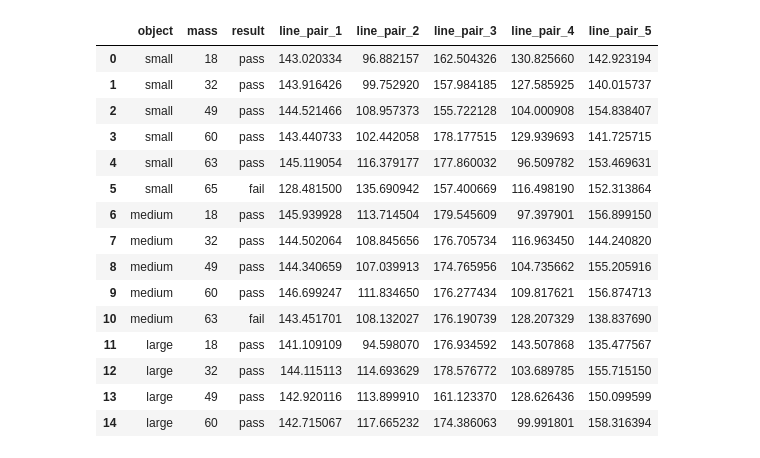
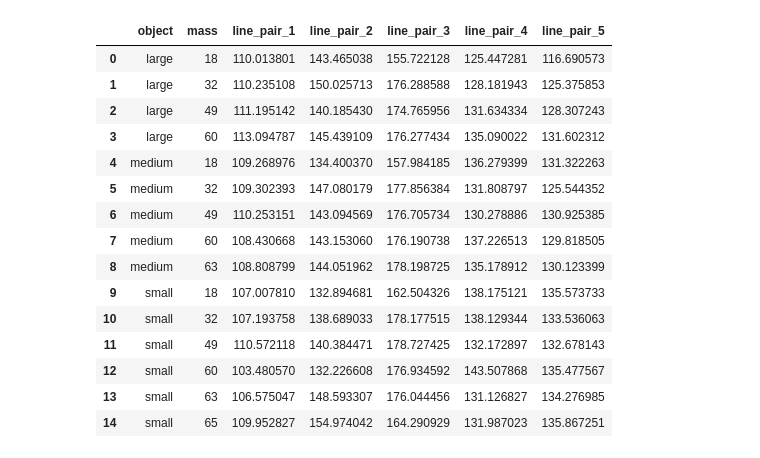
Before and after one commit to fxn-m/soft-robotics, a Jupyter notebook: analysis.ipynb, the cells around one changed output. Saved outputs shown, nothing was run; the diff lists cells and outputs as text; code cells hidden in the pictures.

```diff
--- a/analysis.ipynb
+++ b/analysis.ipynb
@@ -61,23 +50,30 @@ plt.show()
-# %%
-mass_results = pd.read_csv('max_mass_results.csv')
-mass_results
-# %% [output]
-|  | object | mass | result | line_pair_1 | line_pair_2 | line_pair_3 | line_pair_4 | line_pair_5 |
-| 0 | small | 18 | pass | 143.020334 | 96.882157 | 162.504326 | 130.825660 | 142.923194 |
-| 1 | small | 32 | pass | 143.916426 | 99.752920 | 157.984185 | 127.585925 | 140.015737 |
-| 2 | small | 49 | pass | 144.521466 | 108.957373 | 155.722128 | 104.000908 | 154.838407 |
-| 3 | small | 60 | pass | 143.440733 | 102.442058 | 178.177515 | 129.939693 | 141.725715 |
-| 4 | small | 63 | pass | 145.119054 | 116.379177 | 177.860032 | 96.509782 | 153.469631 |
-| 5 | small | 65 | fail | 128.481500 | 135.690942 | 157.400669 | 116.498190 | 152.313864 |
-| 6 | medium | 18 | pass | 145.939928 | 113.714504 | 179.545609 | 97.397901 | 156.899150 |
-| 7 | medium | 32 | pass | 144.502064 | 108.845656 | 176.705734 | 116.963450 | 144.240820 |
-| 8 | medium | 49 | pass | 144.340659 | 107.039913 | 174.765956 | 104.735662 | 155.205916 |
-| 9 | medium | 60 | pass | 146.699247 | 111.834650 | 176.277434 | 109.817621 | 156.874713 |
-| 10 | medium | 63 | fail | 143.451701 | 108.132027 | 176.190739 | 128.207329 | 138.837690 |
-| 11 | large | 18 | pass | 141.109109 | 94.598070 | 176.934592 | 143.507868 | 135.477567 |
-| 12 | large | 32 | pass | 144.115113 | 114.693629 | 178.576772 | 103.689785 | 155.715150 |
-| 13 | large | 49 | pass | 142.920116 | 113.899910 | 161.123370 | 128.626436 | 150.099599 |
-| 14 | large | 60 | pass | 142.715067 | 117.665232 | 174.386063 | 99.991801 | 158.316394 |
+# %%
+# copy the data
+mass_results_avg = mass_results.copy()
+
+# averate the angles for each object and mass
+mass_results_avg = mass_results_avg.groupby(['object', 'mass']).mean(['line_pair_1', 'line_pair_2', 'line_pair_3', 'line_pair_4', 'line_pair_5'])
+mass_results_avg.drop(columns=['recording'], inplace=True)
+mass_results_avg.reset_index(inplace=True)
+
+mass_results_avg
+# %% [output]
+|  | object | mass | line_pair_1 | line_pair_2 | line_pair_3 | line_pair_4 | line_pair_5 |
+| 0 | large | 18 | 110.013801 | 143.465038 | 155.722128 | 125.447281 | 116.690573 |
+| 1 | large | 32 | 110.235108 | 150.025713 | 176.288588 | 128.181943 | 125.375853 |
+| 2 | large | 49 | 111.195142 | 140.185430 | 174.765956 | 131.634334 | 128.307243 |
+| 3 | large | 60 | 113.094787 | 145.439109 | 176.277434 | 135.090022 | 131.602312 |
+| 4 | medium | 18 | 109.268976 | 134.400370 | 157.984185 | 136.279399 | 131.322263 |
+| 5 | medium | 32 | 109.302393 | 147.080179 | 177.856384 | 131.808797 | 125.544352 |
+| 6 | medium | 49 | 110.253151 | 143.094569 | 176.705734 | 130.278886 | 130.925385 |
+| 7 | medium | 60 | 108.430668 | 143.153060 | 176.190738 | 137.226513 | 129.818505 |
+| 8 | medium | 63 | 108.808799 | 144.051962 | 178.198725 | 135.178912 | 130.123399 |
+| 9 | small | 18 | 107.007810 | 132.894681 | 162.504326 | 138.175121 | 135.573733 |
+| 10 | small | 32 | 107.193758 | 138.689033 | 178.177515 | 138.129344 | 133.536063 |
+| 11 | small | 49 | 110.572118 | 140.384471 | 178.727425 | 132.172897 | 132.678143 |
+| 12 | small | 60 | 103.480570 | 132.226608 | 176.934592 | 143.507868 | 135.477567 |
+| 13 | small | 63 | 106.575047 | 148.593307 | 176.044456 | 131.126827 | 134.276985 |
+| 14 | small | 65 | 109.952827 | 154.974042 | 164.290929 | 131.987023 | 135.867251 |
 # %%
 fig, ax = plt.subplots()
 
```
Also changed, not shown: parts of 7 cells of this notebook, 9 other files.
